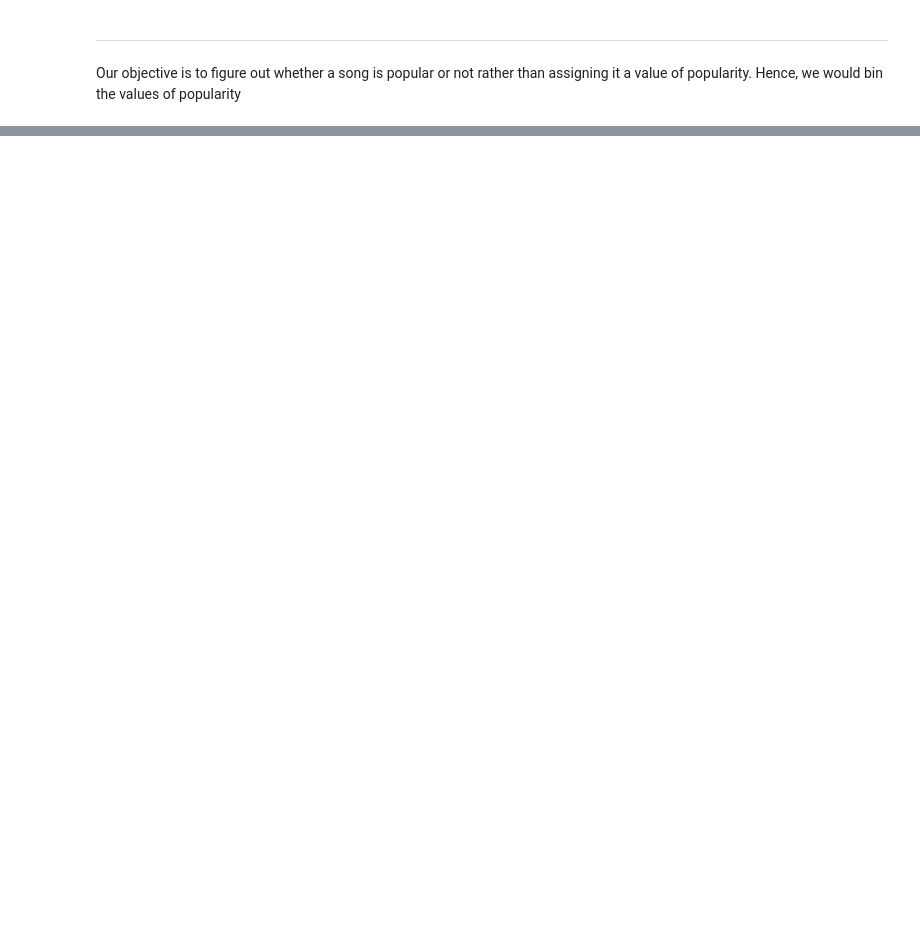
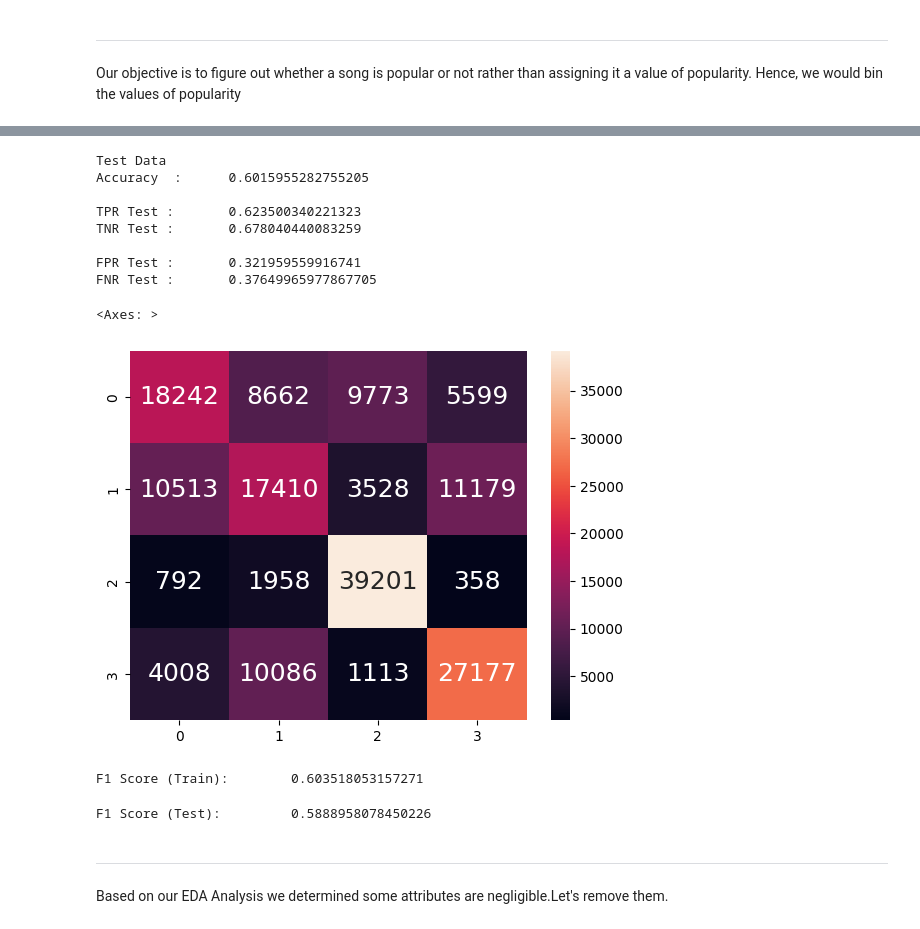
Before and after one commit to ayushmandixit2000/DSAI-Project, a Jupyter notebook: ML Models/RandomForest.ipynb, the cells around one changed output, grey strips where cells are left out. Saved outputs shown, nothing was run; the diff lists cells and outputs as text; code cells hidden in the pictures; blank space fills up the shorter version.

```diff
--- a/ML Models/RandomForest.ipynb
+++ b/ML Models/RandomForest.ipynb
@@ -62,0 +209,66 @@ rforest.fit(X_train, y_train.Rating.ravel())
+# %%
+# Import the required metric from sklearn
+from sklearn.metrics import confusion_matrix
+
+# Predict the Response corresponding to Predictors
+y_test_pred = rforest.predict(X_test)
+
+# Print the Classification Accuracy
+print("Test Data")
+print("Accuracy  :\t", rforest.score(X_test, y_test))
+print()
+
+# Print the Accuracy Measures from the Confusion Matrix
+cmTest = confusion_matrix(y_test, y_test_pred)
+tpTest = cmTest[1][1] # True Positives : Good (1) predicted Good (1)
+fpTest = cmTest[0][1] # False Positives : Bad (0) predicted Good (1)
+tnTest = cmTest[0][0] # True Negatives : Bad (0) predicted Bad (0)
+fnTest = cmTest[1][0] # False Negatives : Good (1) predicted Bad (0)
+
+print("TPR Test :\t", (tpTest/(tpTest + fnTest)))
+print("TNR Test :\t", (tnTest/(tnTest + fpTest)))
+print()
+
+print("FPR Test :\t", (fpTest/(fpTest + tnTest)))
+print("FNR Test :\t", (fnTest/(fnTest + tpTest)))
+
+# Plot the two-way Confusion Matrix
+sb.heatmap(confusion_matrix(y_test, y_test_pred),
+           annot = True, fmt=".0f", annot_kws={"size": 18})
+# %% [output]
+Test Data
+Accuracy  :      0.6015955282755205
+
+TPR Test :       0.623500340221323
+TNR Test :       0.678040440083259
+
+FPR Test :       0.321959559916741
+FNR Test :       0.37649965977867705
+<Axes: >
+[figure, added]
+# %%
+# calculating f1 score
+from sklearn.metrics import f1_score
+
+# Predict the Response corresponding to Predictors
+y_train_pred = rforest.predict(X_train)
+
+# Calculate the F1 Score
+f1_train = f1_score(y_train, y_train_pred, average='weighted')
+
+print("F1 Score (Train):\t", f1_train)
+# %% [output]
+F1 Score (Train):        0.603518053157271
+# %%
+# Predict the Response corresponding to Predictors
+y_test_pred = rforest.predict(X_test)
+
+# Calculate the F1 Score
+f1_train = f1_score(y_test, y_test_pred, average='weighted')
+
+print("F1 Score (Test):\t", f1_train)
+# %% [output]
+F1 Score (Test):         0.5888958078450226
+# %% [markdown]
+---
+Based on our EDA Analysis we determined some attributes are negligible.Let's remove them.
```
Also changed, not shown: parts of 29 cells of this notebook, 1 other file.
